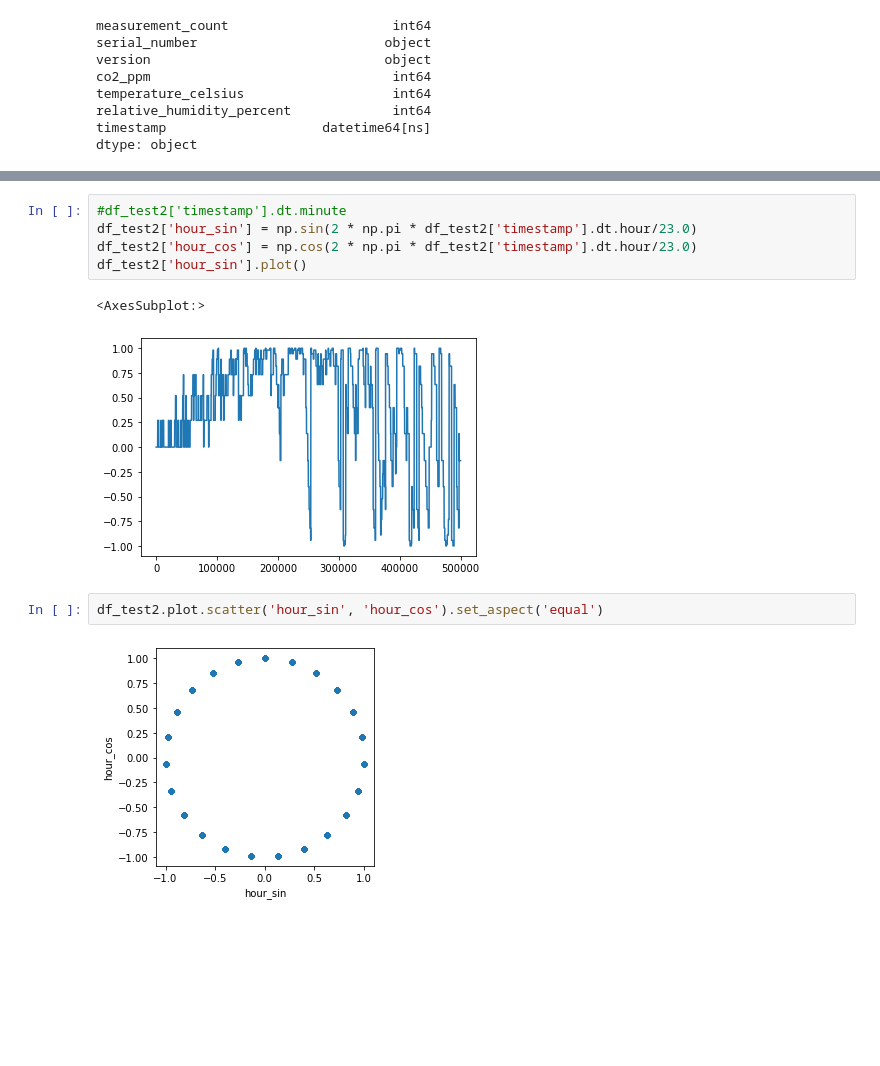
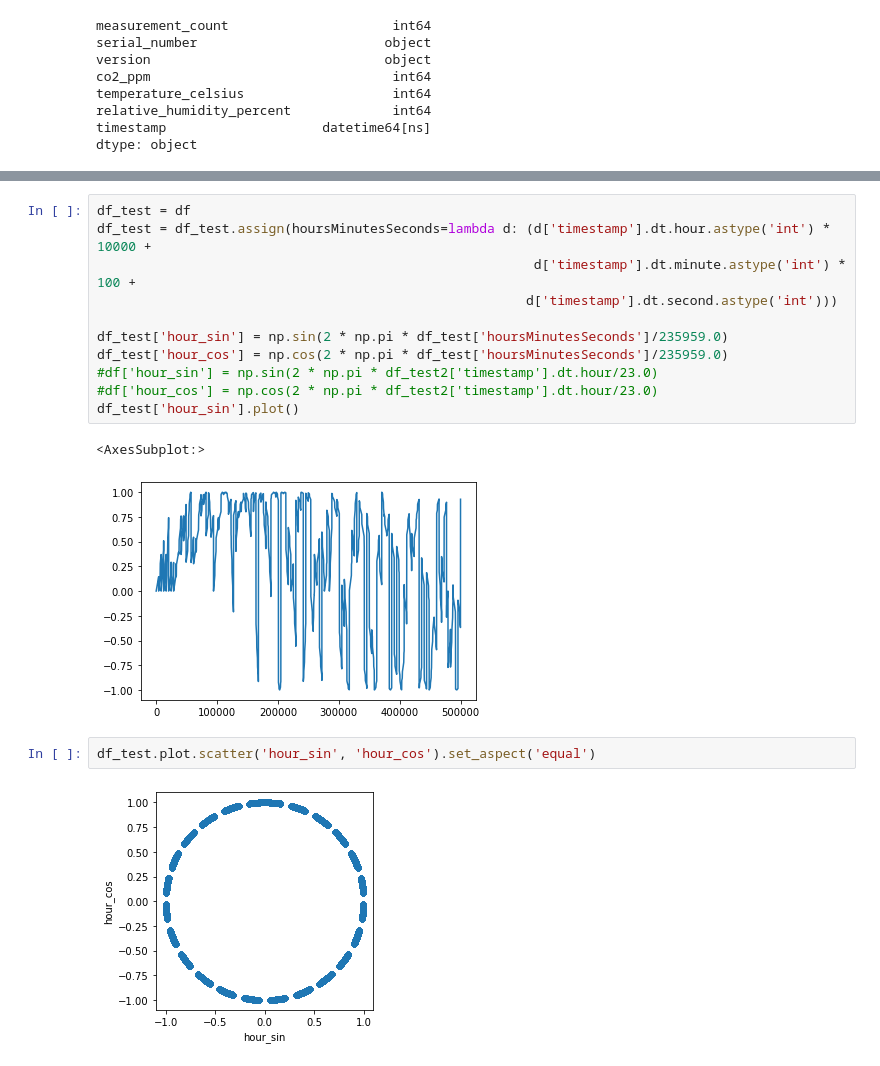
Before and after one commit to alexloosen/Anwesenheitsanalyse, a Jupyter notebook: Untitled.ipynb, the cells around one changed output, grey strips where cells are left out. Cells and saved outputs as stored; diff of their text form; blank space fills up the shorter version.

Commit message:
- added timestamp conversion to seconds since epoch and seconds since midnight - added plots for new timestamps

```diff
--- a/Untitled.ipynb
+++ b/Untitled.ipynb
@@ -61,12 +68,18 @@ df['timestamp'].plot()
 # %%
-#df_test2['timestamp'].dt.minute
-df_test2['hour_sin'] = np.sin(2 * np.pi * df_test2['timestamp'].dt.hour/23.0)
-df_test2['hour_cos'] = np.cos(2 * np.pi * df_test2['timestamp'].dt.hour/23.0)
-df_test2['hour_sin'].plot()
+df_test = df
+df_test = df_test.assign(hoursMinutesSeconds=lambda d: (d['timestamp'].dt.hour.astype('int') * 10000 +
+                                                        d['timestamp'].dt.minute.astype('int') * 100 +
+                                                       d['timestamp'].dt.second.astype('int')))
+
+df_test['hour_sin'] = np.sin(2 * np.pi * df_test['hoursMinutesSeconds']/235959.0)
+df_test['hour_cos'] = np.cos(2 * np.pi * df_test['hoursMinutesSeconds']/235959.0)
+#df['hour_sin'] = np.sin(2 * np.pi * df_test2['timestamp'].dt.hour/23.0)
+#df['hour_cos'] = np.cos(2 * np.pi * df_test2['timestamp'].dt.hour/23.0)
+df_test['hour_sin'].plot()
 # %% [output]
 <AxesSubplot:>
-[figure, old version]
+[figure, new version]
 # %%
-df_test2.plot.scatter('hour_sin', 'hour_cos').set_aspect('equal')
+df_test.plot.scatter('hour_sin', 'hour_cos').set_aspect('equal')
 # %% [output]
-[figure, old version]
+[figure, new version]
```
Also changed, not shown: parts of 13 cells of this notebook.
